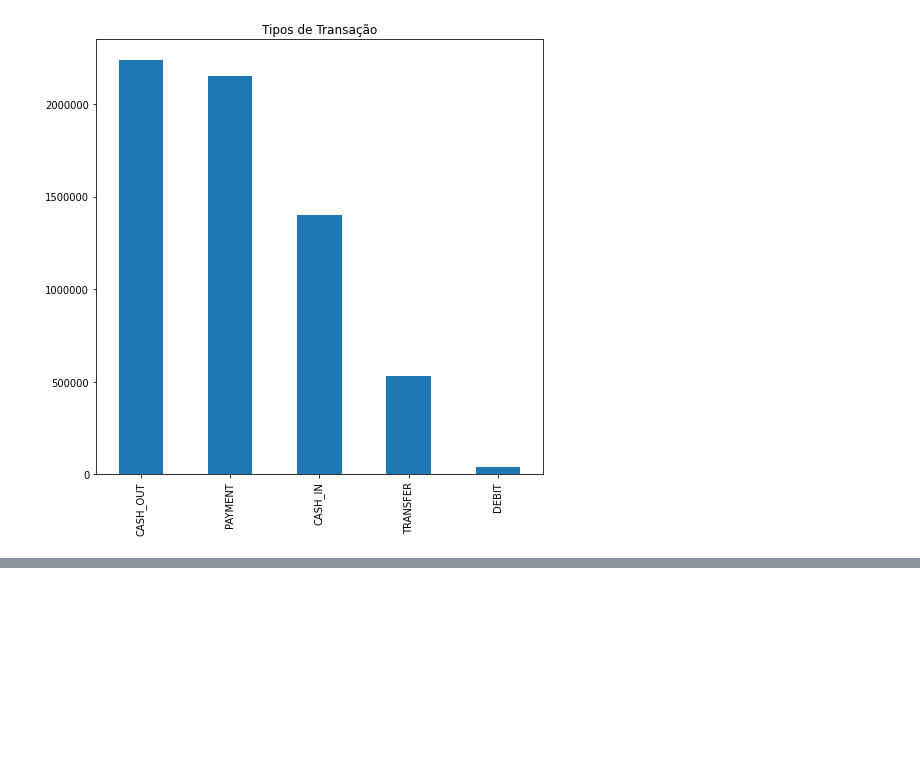
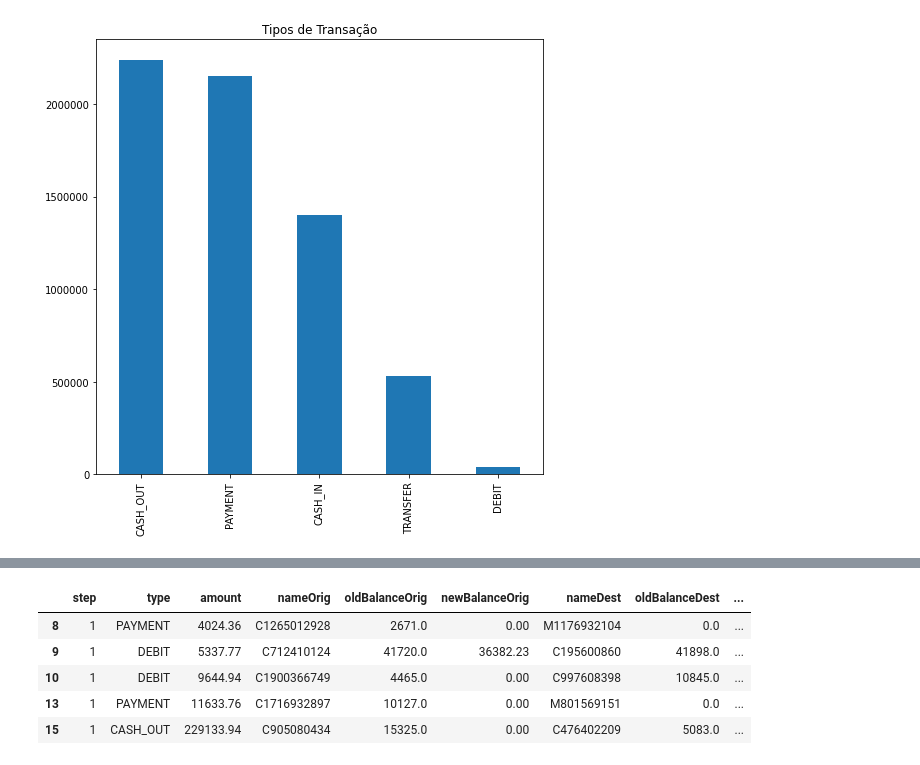
Before and after one commit to victormazevedo/predict-financial-fraud, a Jupyter notebook: Predict_Financial_Fraud.ipynb, the cells around one changed output, grey strips where cells are left out. Saved outputs shown, nothing was run; the diff lists cells and outputs as text; code cells hidden in the pictures; blank space fills up the shorter version.

```diff
--- a/Predict_Financial_Fraud.ipynb
+++ b/Predict_Financial_Fraud.ipynb
@@ -201,0 +219,9 @@ df[df.isFlaggedFraud == 1]
+# %%
+dfCheckBalance.head(5)
+# %% [output]
+|  | step | type | amount | nameOrig | oldBalanceOrig | newBalanceOrig | nameDest | oldBalanceDest | ... |
+| 8 | 1 | PAYMENT | 4024.36 | C1265012928 | 2671.0 | 0.00 | M1176932104 | 0.0 | ... |
+| 9 | 1 | DEBIT | 5337.77 | C712410124 | 41720.0 | 36382.23 | C195600860 | 41898.0 | ... |
+| 10 | 1 | DEBIT | 9644.94 | C1900366749 | 4465.0 | 0.00 | C997608398 | 10845.0 | ... |
+| 13 | 1 | PAYMENT | 11633.76 | C1716932897 | 10127.0 | 0.00 | M801569151 | 0.0 | ... |
+| 15 | 1 | CASH_OUT | 229133.94 | C905080434 | 15325.0 | 0.00 | C476402209 | 5083.0 | ... |
```
Also changed, not shown: parts of 7 cells of this notebook.
